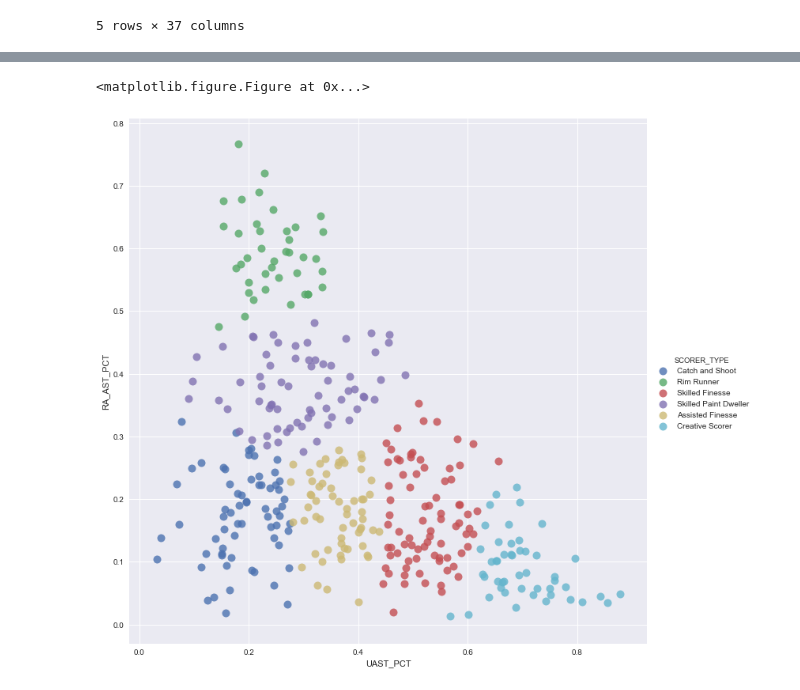
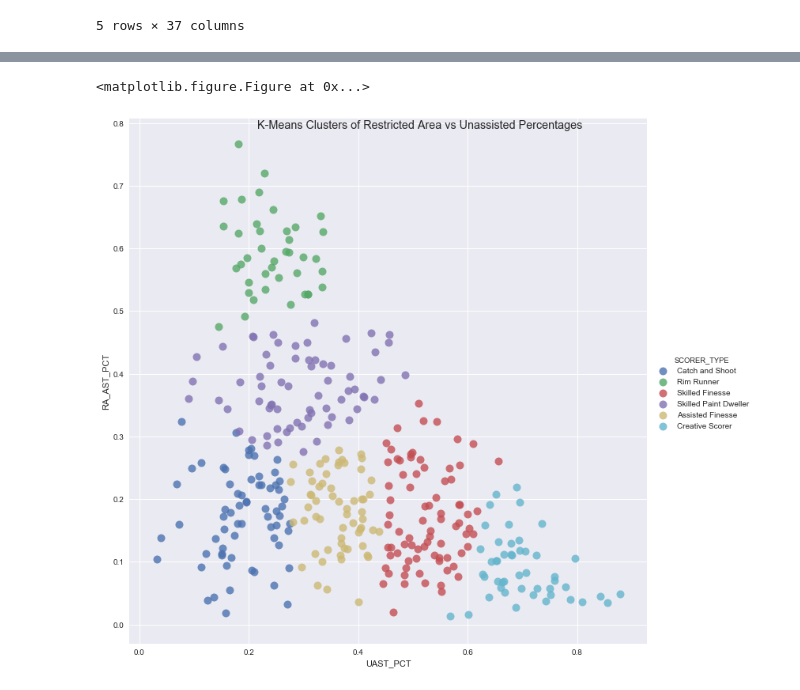
Before and after one commit to scottyla19/nylon, a Jupyter notebook: efg-shots/efg shots.ipynb, the cells around one changed output, grey strips where cells are left out. Saved outputs shown, nothing was run; the diff lists cells and outputs as text; code cells hidden in the pictures.

```diff
--- a/efg-shots/efg shots.ipynb
+++ b/efg-shots/efg shots.ipynb
@@ -204,10 +204,15 @@ choices = ['Assisted Finesse','Skilled Finesse','Rim Runner','Skilled Paint Dwel
 plotdf['SCORER_TYPE'] = np.select(conditions, choices, default='Typical')
 # %%
 plt.figure(figsize=(15,15))
-p = sns.lmplot(x="UAST_PCT", y="RA_AST_PCT", hue="SCORER_TYPE",data=plotdf, fit_reg=False, size=10,  scatter_kws={"s": 100})
-p.savefig("efgvfga.png")
+p = sns.lmplot(x="UAST_PCT", y="RA_AST_PCT",hue="SCORER_TYPE", data=plotdf, fit_reg=False, size=10,  scatter_kws={"s": 100})
+fig = p.fig
+fig.suptitle('K-Means Clusters of Restricted Area vs Unassisted Percentages')
+# fig.suptitle('Restricted Area vs Unassisted Percentages')
+
+p.savefig("efgvfga-groups.png")
 # plt.scatter(X.UAST_PCT, X.RA_AST_FGM_TOT, c=model.labels_, cmap='RdYlGn')
+# hue="SCORER_TYPE",
 # %% [output]
 <matplotlib.figure.Figure at 0x...>
-[figure, old version]
+[figure, new version]
 # %%
```
Also changed, not shown: parts of 1 cell of this notebook, 6 other files.
